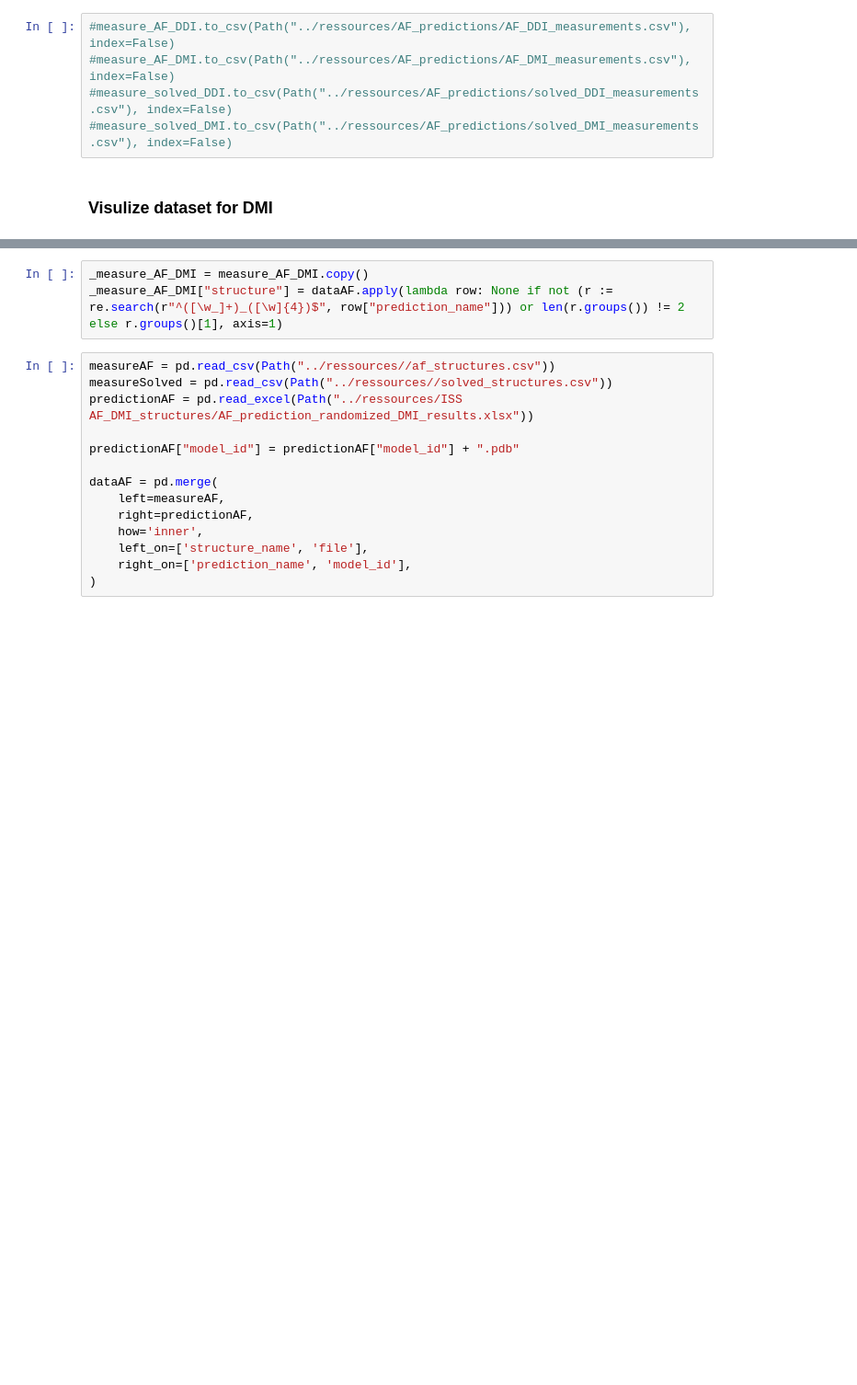
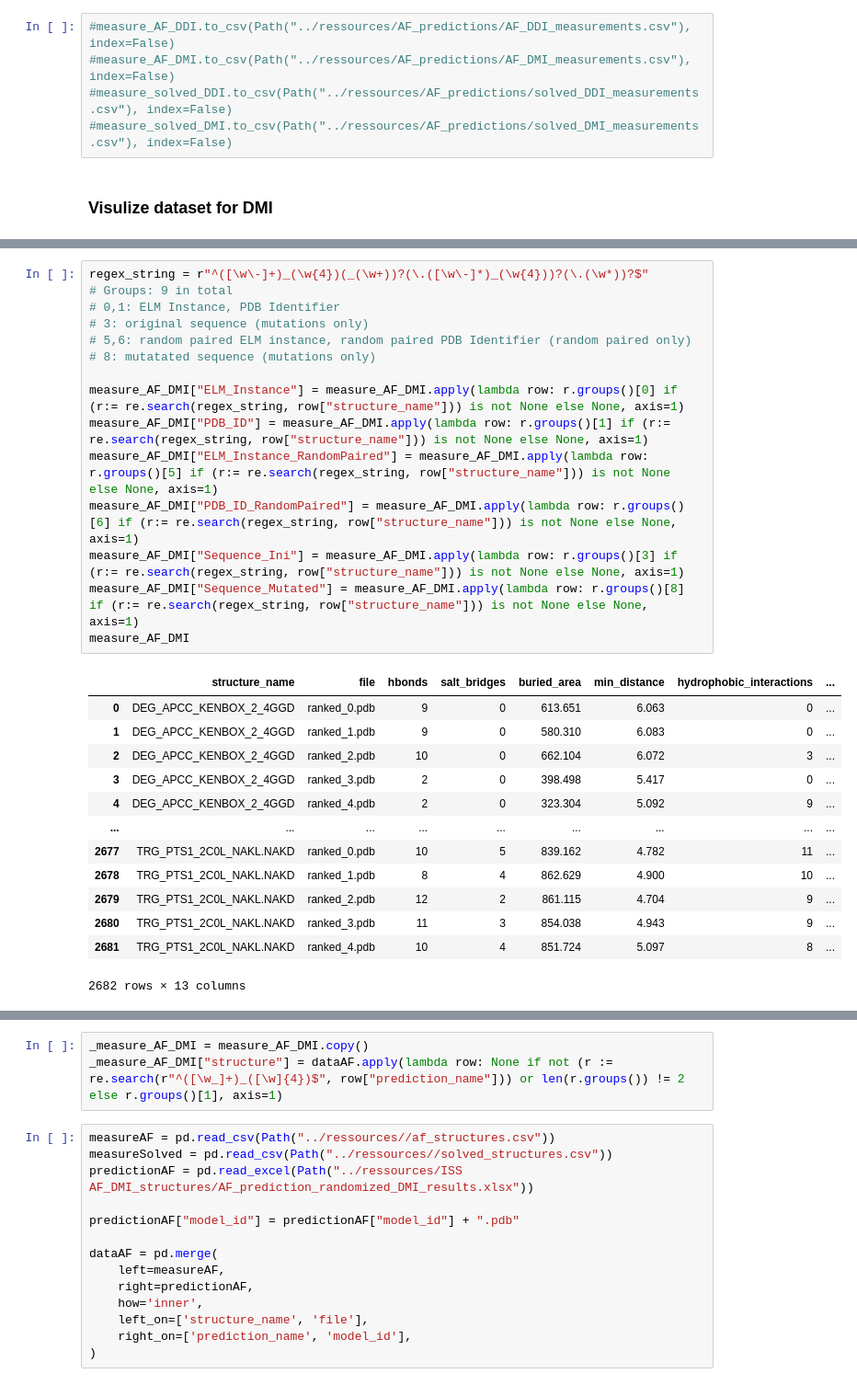
Before and after one commit to andreasmz/bachelorthesis, a Jupyter notebook: dev/2025-01-16 dataset analyzation.ipynb, the cells around one changed output, grey strips where cells are left out. Shown at 92% size. Cells and saved outputs as stored; diff of their text form; blank space fills up the shorter version.

```diff
--- a/dev/2025-01-16 dataset analyzation.ipynb
+++ b/dev/2025-01-16 dataset analyzation.ipynb
@@ -116,0 +159,29 @@ predictionAF
+# %%
+regex_string = r"^([\w\-]+)_(\w{4})(_(\w+))?(\.([\w\-]*)_(\w{4}))?(\.(\w*))?$"
+# Groups: 9 in total
+# 0,1: ELM Instance, PDB Identifier
+# 3: original sequence (mutations only)
+# 5,6: random paired ELM instance, random paired PDB Identifier (random paired only)
+# 8: mutatated sequence (mutations only)
+
+measure_AF_DMI["ELM_Instance"] = measure_AF_DMI.apply(lambda row: r.groups()[0] if (r:= re.search(regex_string, row["structure_name"])) is not None else None, axis=1)
+measure_AF_DMI["PDB_ID"] = measure_AF_DMI.apply(lambda row: r.groups()[1] if (r:= re.search(regex_string, row["structure_name"])) is not None else None, axis=1)
+measure_AF_DMI["ELM_Instance_RandomPaired"] = measure_AF_DMI.apply(lambda row: r.groups()[5] if (r:= re.search(regex_string, row["structure_name"])) is not None else None, axis=1)
+measure_AF_DMI["PDB_ID_RandomPaired"] = measure_AF_DMI.apply(lambda row: r.groups()[6] if (r:= re.search(regex_string, row["structure_name"])) is not None else None, axis=1)
+measure_AF_DMI["Sequence_Ini"] = measure_AF_DMI.apply(lambda row: r.groups()[3] if (r:= re.search(regex_string, row["structure_name"])) is not None else None, axis=1)
+measure_AF_DMI["Sequence_Mutated"] = measure_AF_DMI.apply(lambda row: r.groups()[8] if (r:= re.search(regex_string, row["structure_name"])) is not None else None, axis=1)
+measure_AF_DMI
+# %% [output]
+|  | structure_name | file | hbonds | salt_bridges | buried_area | min_distance | hydrophobic_interactions | ... |
+| 0 | DEG_APCC_KENBOX_2_4GGD | ranked_0.pdb | 9 | 0 | 613.651 | 6.063 | 0 | ... |
+| 1 | DEG_APCC_KENBOX_2_4GGD | ranked_1.pdb | 9 | 0 | 580.310 | 6.083 | 0 | ... |
+| 2 | DEG_APCC_KENBOX_2_4GGD | ranked_2.pdb | 10 | 0 | 662.104 | 6.072 | 3 | ... |
+| 3 | DEG_APCC_KENBOX_2_4GGD | ranked_3.pdb | 2 | 0 | 398.498 | 5.417 | 0 | ... |
+| 4 | DEG_APCC_KENBOX_2_4GGD | ranked_4.pdb | 2 | 0 | 323.304 | 5.092 | 9 | ... |
+| ... | ... | ... | ... | ... | ... | ... | ... | ... |
+| 2677 | TRG_PTS1_2C0L_NAKL.NAKD | ranked_0.pdb | 10 | 5 | 839.162 | 4.782 | 11 | ... |
+| 2678 | TRG_PTS1_2C0L_NAKL.NAKD | ranked_1.pdb | 8 | 4 | 862.629 | 4.900 | 10 | ... |
+| 2679 | TRG_PTS1_2C0L_NAKL.NAKD | ranked_2.pdb | 12 | 2 | 861.115 | 4.704 | 9 | ... |
+| 2680 | TRG_PTS1_2C0L_NAKL.NAKD | ranked_3.pdb | 11 | 3 | 854.038 | 4.943 | 9 | ... |
+| 2681 | TRG_PTS1_2C0L_NAKL.NAKD | ranked_4.pdb | 10 | 4 | 851.724 | 5.097 | 8 | ... |
+2682 rows × 13 columns
```
Also changed, not shown: parts of 11 cells of this notebook, 2 other files.
